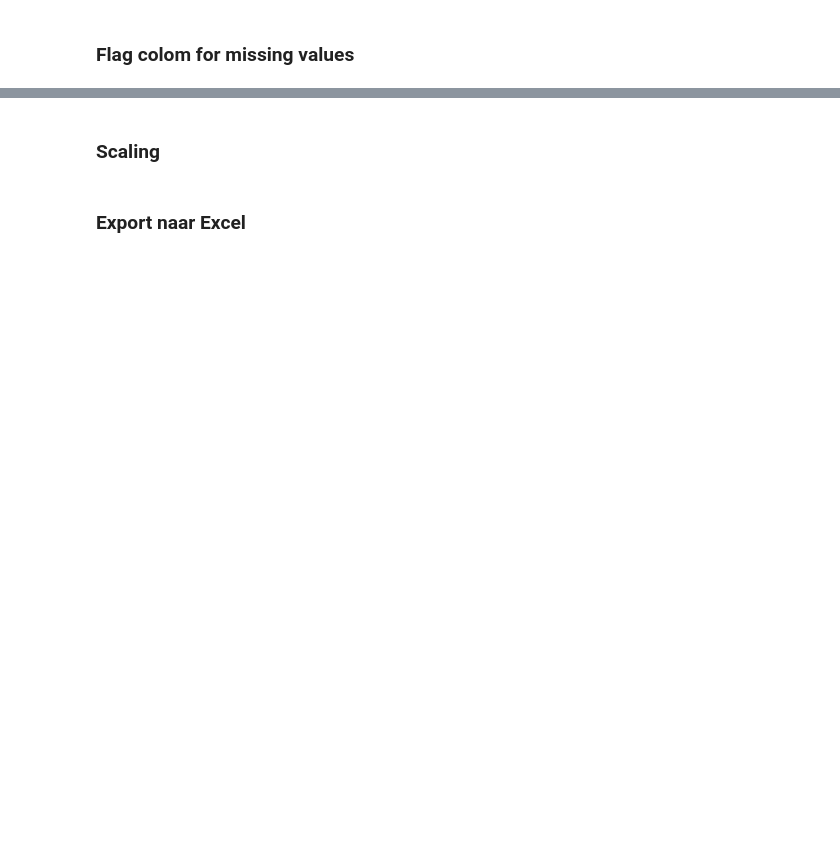
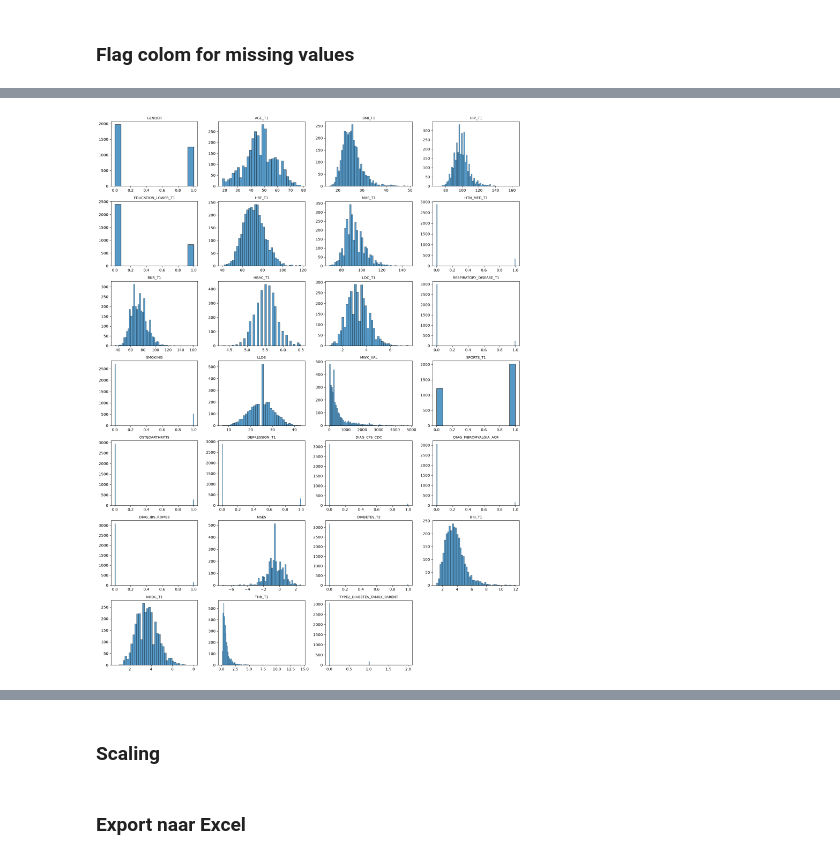
Before and after one commit to kyliekeijzer/exquairo-apex-lifelines, a Jupyter notebook: Scripts and Notebooks/Preprocessing.ipynb, the cells around one changed output, grey strips where cells are left out. Saved outputs shown, nothing was run; the diff lists cells and outputs as text; code cells hidden in the pictures; blank space fills up the shorter version.

```diff
--- a/Scripts and Notebooks/Preprocessing.ipynb
+++ b/Scripts and Notebooks/Preprocessing.ipynb
@@ -493,6 +521,8 @@ datasets = {
     "df_testA": df_testA,
     "df_trainB": df_trainB,
     "df_testB": df_testB,
+    "df_trainC": df_trainC,
+    "df_testC" : df_testC,
 }
 
 for name, data in datasets.items():
@@ -528,6 +558,8 @@ datasets = {
     "df_testA": df_testA,
     "df_trainB": df_trainB,
     "df_testB": df_testB,
+    "df_trainC": df_trainC,
+    "df_testC" : df_testC,
 }
 
 for name, data in datasets.items():
@@ -565,6 +599,10 @@ for col in mode_columns:
     mode_b = df_trainB[col].mode()[0]
     df_trainB[col] = df_trainB[col].fillna(mode_b)
     df_testB[col] = df_testB[col].fillna(mode_b)
+
+    mode_c = df_trainC[col].mode()[0]
+    df_trainC[col] = df_trainC[col].fillna(mode_c)
+    df_testC[col] = df_testC[col].fillna(mode_c)
 # %%
 median_columns = [
     "LLDS",
@@ -604,3 +642,7 @@ for col in median_columns:
     median_b = df_trainB[col].median()
     df_trainB[col] = df_trainB[col].fillna(median_b)
     df_testB[col] = df_testB[col].fillna(median_b)
+
+    median_c = df_trainC[col].median()
+    df_trainC[col] = df_trainC[col].fillna(median_c)
+    df_testC[col] = df_testC[col].fillna(median_c)
@@ -606,0 +769,22 @@ for col in median_columns:
+# %%
+# histograms of all variables in df_trainA
+n_cols = 4
+n_vars = len(df_trainA.columns)
+n_rows = -(-n_vars // n_cols)  # rond naar boven
+
+fig, axes = plt.subplots(n_rows, n_cols, figsize=(n_cols * 4, n_rows * 3))
+
+for ax, col in zip(axes.flat, df_trainA.columns):
+    sns.histplot(df_testA[col].dropna(), ax=ax)
+    ax.set_title(col, fontsize=9)
+    ax.set_xlabel("")
+    ax.set_ylabel("")
+
+# lege subplots (als n_vars geen veelvoud van n_cols is) verbergen
+for ax in axes.flat[n_vars:]:
+    ax.axis("off")
+
+plt.tight_layout()
+plt.show()
+# %% [output]
+[figure, added]
```
Also changed, not shown: parts of 46 cells of this notebook, 1 other file.
